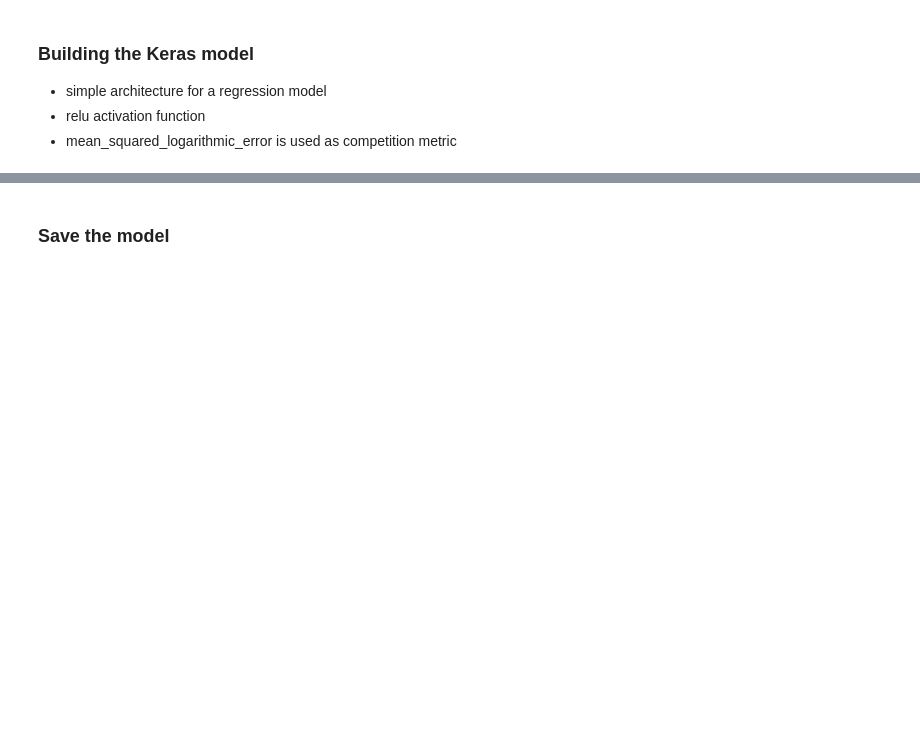
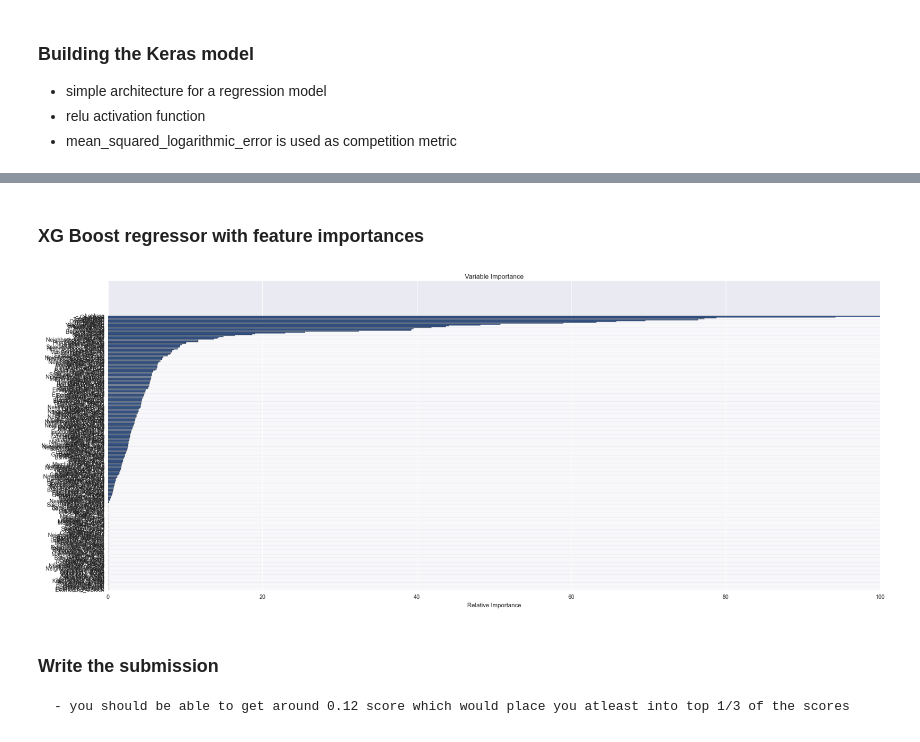
Before and after one commit to dorianb96/House-Prices-Advanced-Regression-Techniques, a Jupyter notebook: HousePrices.ipynb, the cells around one changed output, grey strips where cells are left out. Saved outputs shown, nothing was run; the diff lists cells and outputs as text; code cells hidden in the pictures; blank space fills up the shorter version.

Commit message:
improved model

```diff
--- a/HousePrices.ipynb
+++ b/HousePrices.ipynb
@@ -94,0 +96,11 @@ print(x_train.shape)
+# %%
+ss = StandardScaler()
+all_data[numerical_features] = ss.fit_transform(all_data[numerical_features])
+
+all_data = pd.get_dummies(data=all_data, columns=categorical_features)
+# %%
+x_train = all_data.head(train_length)
+x_test = all_data.tail(test_length)
+print(len(x_train))
+print(len(x_test))
+print(len(all_data))
@@ -98,6 +114,8 @@ print(x_train.shape)
 - relu activation function
 - mean_squared_logarithmic_error is used as competition metric
 # %%
+"""
+
 model = Sequential()
 model.add(Dense(1024, input_dim= x_train.shape[1], init='normal', activation='relu'))
 model.add(Dense(256, init='normal', activation='relu'))
@@ -106,5 +124,12 @@ model.add(Dense(16, init='normal', activation='relu'))
 model.add(Dense(1, init='normal'))
 
 model.compile(loss='mean_squared_logarithmic_error', optimizer='adam')
-model.fit(x_train, y_train, epochs=100, batch_size=1, verbose=1)
+model.fit(x_train, y_train, epochs=100, batch_size=1)
+
+#Save the model
+from keras.models import load_model
+
+model.save('model_house_prices.h5')  # creates a HDF5 file 'my_model.h5'
+
+"""
 # %% [output]
@@ -117 +205,25 @@ Epoch 4/100
+# %% [markdown]
+### XG Boost regressor with feature importances
+# %%
+
+est = GradientBoostingRegressor(n_estimators=3000, learning_rate=0.05, max_depth=3, max_features='sqrt',min_samples_leaf=15, min_samples_split=10, loss='huber').fit(x_train, y_train)
+
+
+feature_importance = est.feature_importances_
+# make importances relative to max importance
+feature_importance = 100.0 * (feature_importance / feature_importance.max())
+sorted_idx = np.argsort(feature_importance)
+pos = np.arange(sorted_idx.shape[0]) + .5
+fig = plt.figure(figsize=(25,10))
+ax = fig.add_subplot(111)
+plt.barh(pos, feature_importance[sorted_idx], align='center')
+plt.yticks(pos, x_train.columns[sorted_idx])
+plt.xlabel('Relative Importance')
+plt.title('Variable Importance')
+plt.show()
+# %% [output]
+[figure, added]
+# %% [markdown]
+### Write the submission
+    - you should be able to get around 0.12 score which would place you atleast into top 1/3 of the scores
 # %%
@@ -122,2 +233,0 @@ result.to_csv('submission.csv',index=False)
-# %% [markdown]
-### Save the model
```
Also changed, not shown: parts of 23 cells of this notebook.
